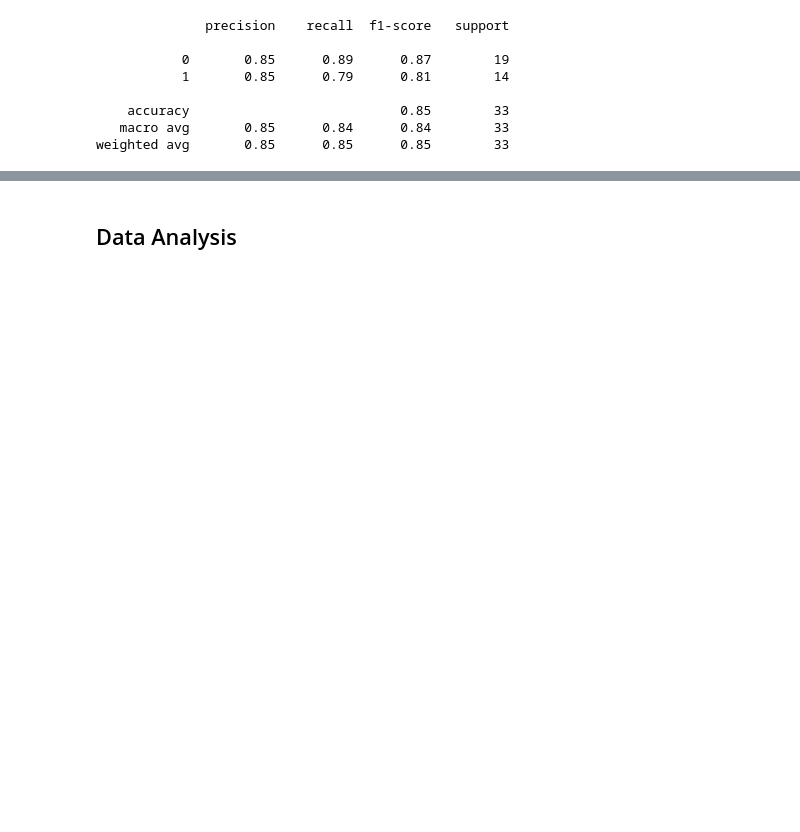
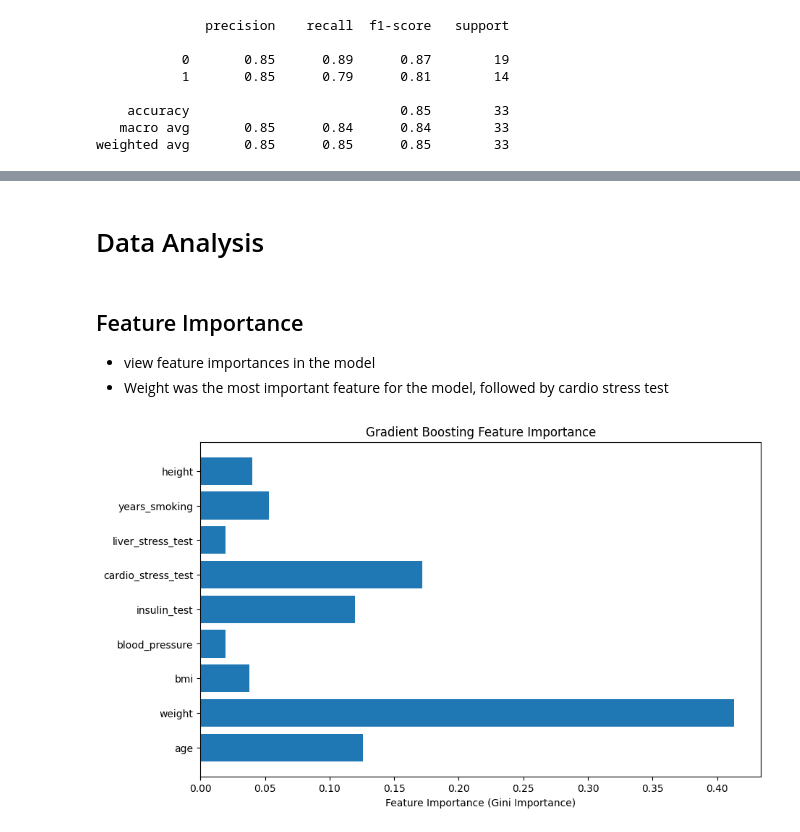
Before and after one commit to tina-may/zeta_disease, a Jupyter notebook: disease_model.ipynb, the cells around one changed output, grey strips where cells are left out. Cells and saved outputs as stored; diff of their text form; code cells hidden in the pictures; blank space fills up the shorter version.

```diff
--- a/disease_model.ipynb
+++ b/disease_model.ipynb
@@ -106,7 +89,8 @@ from sklearn.pipeline import Pipeline
 
 # Preprocessing pipeline
 # scale numerical features
-numeric_features = ["age","weight","bmi","blood_pressure","insulin_test","liver_stress_test","cardio_stress_test","years_smoking","height"]
+numeric_features = ["age", "weight", "bmi", "blood_pressure", "insulin_test", "liver_stress_test", "cardio_stress_test",
+                    "years_smoking", "height"]
 numeric_transformer = Pipeline(steps=[
     ('scaler', StandardScaler())
 ])
@@ -155,2 +164,19 @@ weighted avg       0.85      0.85      0.85        33
+# %% [markdown]
+# Data Analysis
 # %% [markdown]
-## Data Analysis
+## Feature Importance
+- view feature importances in the model
+- Weight was the most important feature for the model, followed by cardio stress test
+# %%
+
+import matplotlib.pyplot as plt
+
+# Plot feature importance
+importances = clf.named_steps['classifier'].feature_importances_
+plt.figure(figsize=(10, 6))
+plt.barh(X_train.columns, importances)
+plt.xlabel("Feature Importance (Gini Importance)")
+plt.title("Gradient Boosting Feature Importance")
+plt.show()
+# %% [output]
+[figure, added]
```
Also changed, not shown: parts of 14 cells of this notebook.
